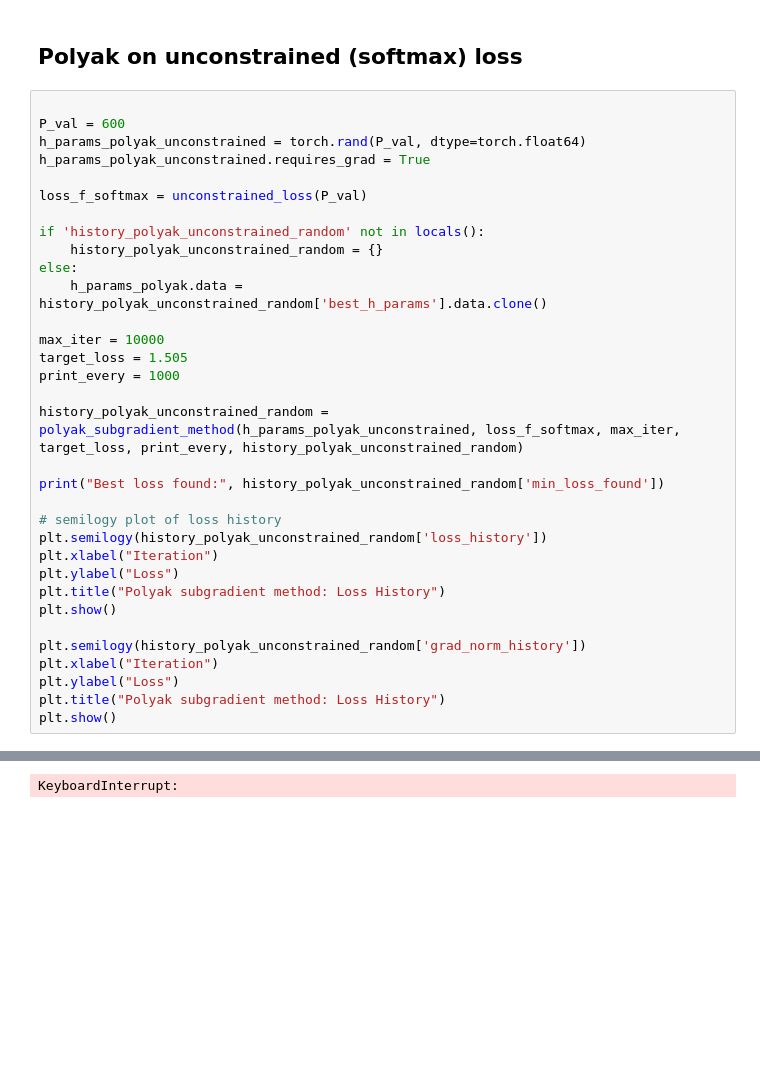
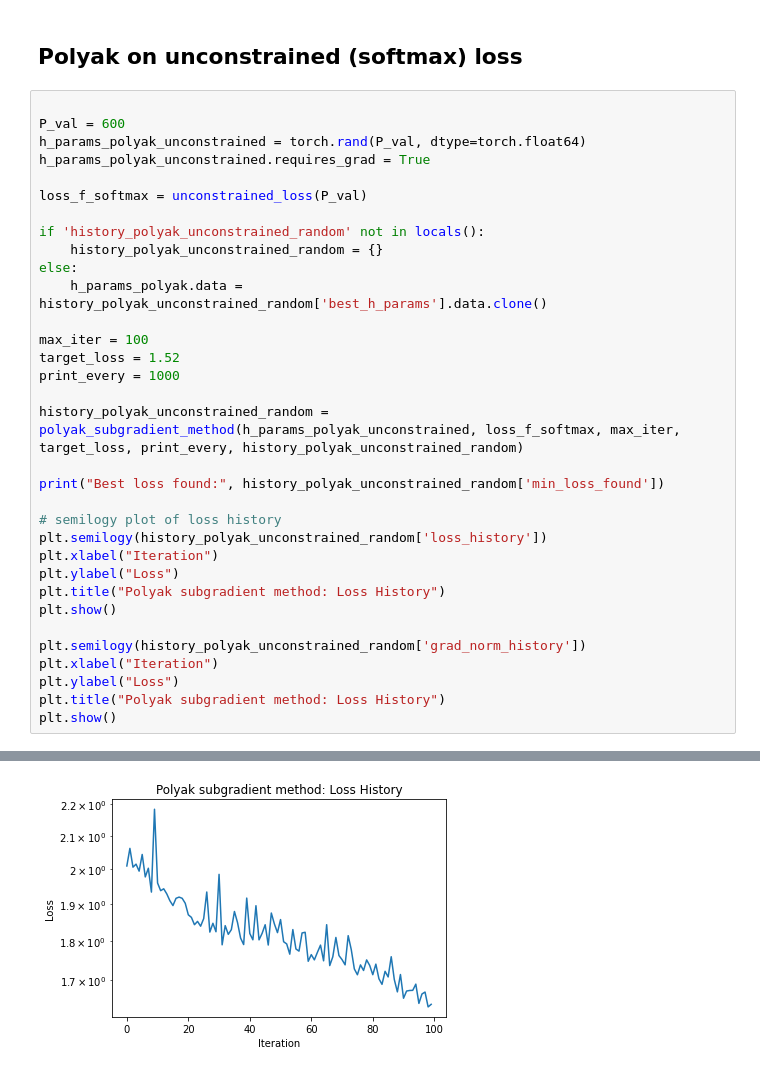
Before and after one commit to damek/alpha_evolve_problem_B1, a Jupyter notebook: problemb1.ipynb, the cells around one changed output, grey strips where cells are left out. Drawn from its saved outputs; the diff is of its cells as text; blank space fills up the shorter version.

```diff
--- a/problemb1.ipynb
+++ b/problemb1.ipynb
@@ -252,8 +252,8 @@ if 'history_polyak_unconstrained_random' not in locals():
 else:
     h_params_polyak.data = history_polyak_unconstrained_random['best_h_params'].data.clone()
 
-max_iter = 10000
-target_loss = 1.505
+max_iter = 100
+target_loss = 1.52
 print_every = 1000
 
 history_polyak_unconstrained_random = polyak_subgradient_method(h_params_polyak_unconstrained, loss_f_softmax, max_iter, target_loss, print_every, history_polyak_unconstrained_random)
@@ -285 +278 @@ Iteration 8000: loss = 1.5711000, step_size = 3.3456396, grad_norm = 0.1405598,
-KeyboardInterrupt:
+[figure, added]
```
Also changed, not shown: parts of 12 cells of this notebook, 2 other files.
